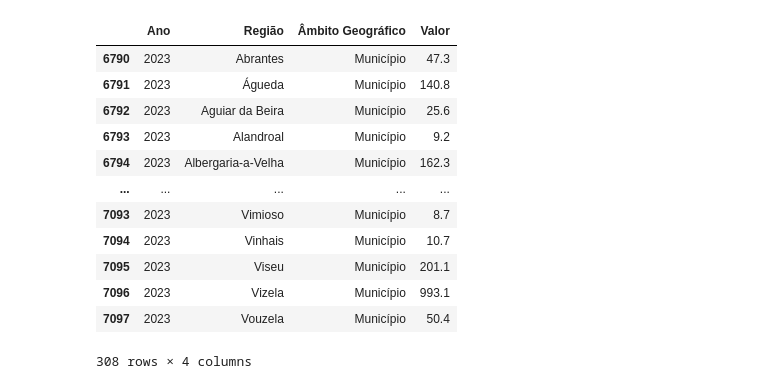
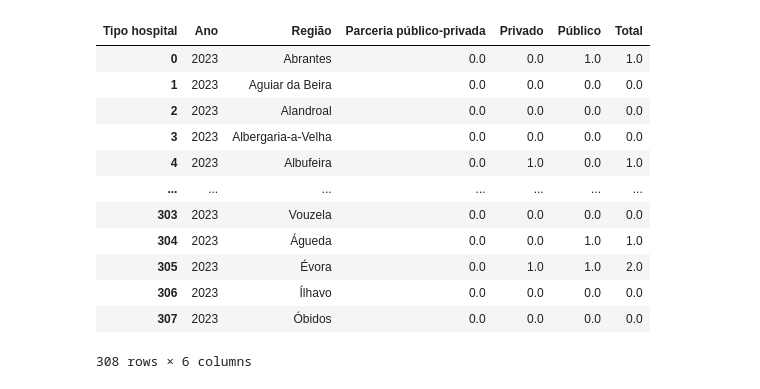
Before and after one commit to johnosd/MPAlugueisLisboa, a Jupyter notebook: src/PordataPt/test_PorData_Process.ipynb, the cells around one changed output. Cells and saved outputs as stored; diff of their text form; code cells hidden in the pictures.

```diff
--- a/src/PordataPt/test_PorData_Process.ipynb
+++ b/src/PordataPt/test_PorData_Process.ipynb
@@ -261,18 +439,5 @@ cidades_por_grupo(df_populaccao_final, categoria='Todos', n = 10) # Todos Crian
 df_densidade_populacional = find_df_by_name(dataframes, '4-densidade-populacional')
 df_densidade_populacional = trata_df_populacao_densidade(df_densidade_populacional)
 # %%
-df_densidade_populacional
+df_densidade_populacional = df_densidade_populacional.sort_values(by=['Valor'], ascending=False).reset_index(drop=True)
+print("Densidade populacional por região:")
-# %% [output]
-|  | Ano | Região | Âmbito Geográfico | Valor |
-| 6790 | 2023 | Abrantes | Município | 47.3 |
-| 6791 | 2023 | Águeda | Município | 140.8 |
-| 6792 | 2023 | Aguiar da Beira | Município | 25.6 |
-| 6793 | 2023 | Alandroal | Município | 9.2 |
-| 6794 | 2023 | Albergaria-a-Velha | Município | 162.3 |
-| ... | ... | ... | ... | ... |
-| 7093 | 2023 | Vimioso | Município | 8.7 |
-| 7094 | 2023 | Vinhais | Município | 10.7 |
-| 7095 | 2023 | Viseu | Município | 201.1 |
-| 7096 | 2023 | Vizela | Município | 993.1 |
-| 7097 | 2023 | Vouzela | Município | 50.4 |
-308 rows × 4 columns
@@ -278,0 +450,18 @@ df_densidade_populacional
+# %%
+df_saude_hospitais = find_df_by_name(dataframes, '470-hospitais-por-natureza-institucional')
+df_saude_hospitais = trata_hospitais(df_saude_hospitais)
+df_saude_hospitais
+# %% [output]
+| Tipo hospital | Ano | Região | Parceria público-privada | Privado | Público | Total |
+| 0 | 2023 | Abrantes | 0.0 | 0.0 | 1.0 | 1.0 |
+| 1 | 2023 | Aguiar da Beira | 0.0 | 0.0 | 0.0 | 0.0 |
+| 2 | 2023 | Alandroal | 0.0 | 0.0 | 0.0 | 0.0 |
+| 3 | 2023 | Albergaria-a-Velha | 0.0 | 0.0 | 0.0 | 0.0 |
+| 4 | 2023 | Albufeira | 0.0 | 1.0 | 0.0 | 1.0 |
+| ... | ... | ... | ... | ... | ... | ... |
+| 303 | 2023 | Vouzela | 0.0 | 0.0 | 0.0 | 0.0 |
+| 304 | 2023 | Águeda | 0.0 | 0.0 | 1.0 | 1.0 |
+| 305 | 2023 | Évora | 0.0 | 1.0 | 1.0 | 2.0 |
+| 306 | 2023 | Ílhavo | 0.0 | 0.0 | 0.0 | 0.0 |
+| 307 | 2023 | Óbidos | 0.0 | 0.0 | 0.0 | 0.0 |
+308 rows × 6 columns
```
Also changed, not shown: parts of 10 cells of this notebook.
